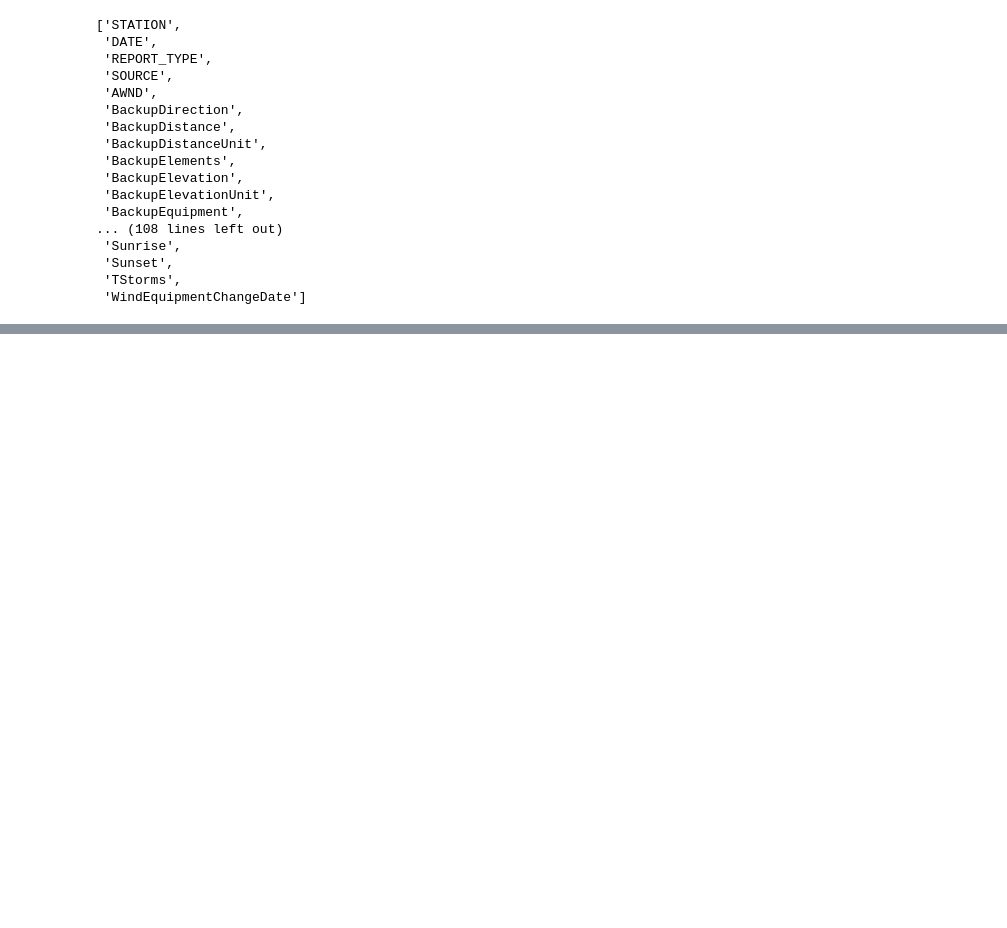
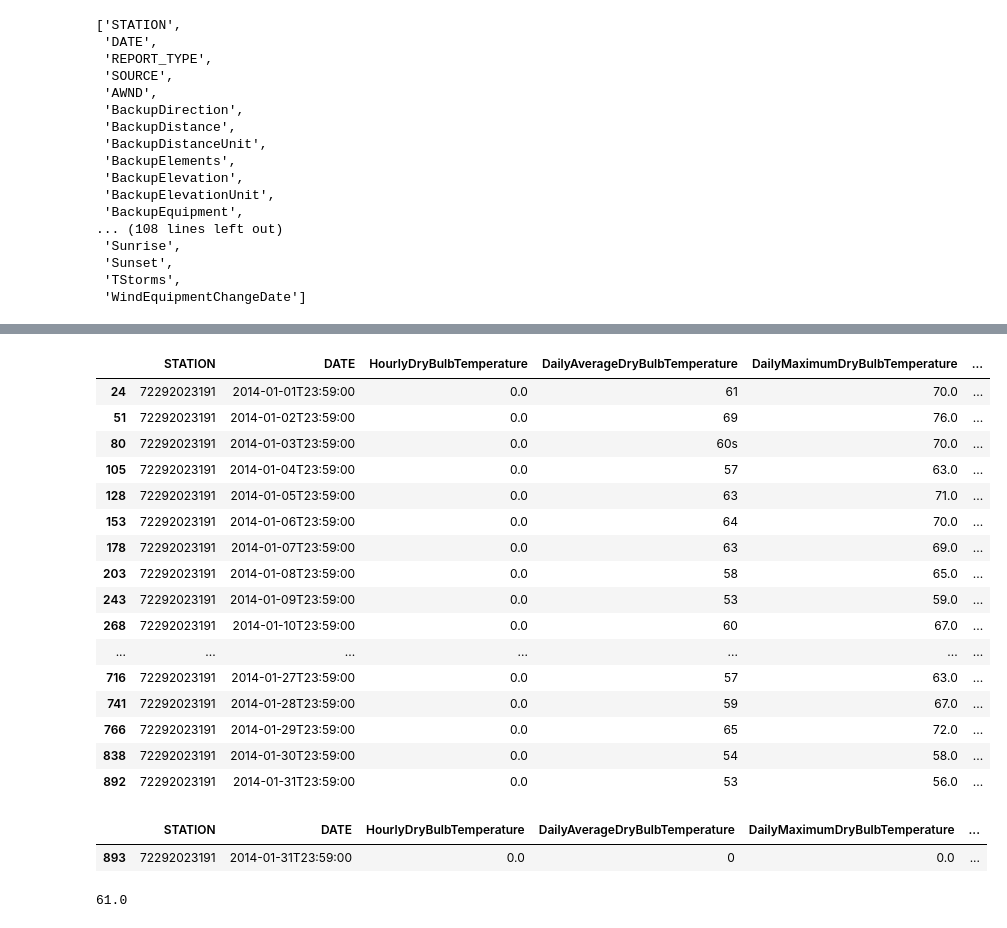
Before and after one commit to kylagelev/Homelessness-Weather, a Jupyter notebook: County_Weather/Data_Cleaning.ipynb, the cells around one changed output, grey strips where cells are left out. Drawn from its saved outputs; the diff is of its cells as text; code cells hidden in the pictures; blank space fills up the shorter version.

```diff
--- a/County_Weather/Data_Cleaning.ipynb
+++ b/County_Weather/Data_Cleaning.ipynb
@@ -65,0 +67,32 @@ ClarkDf2014
+# %%
+ClarkDf2014DailyAverage=ClarkDf2014.loc[ClarkDf2014['DailyAverageDryBulbTemperature']!=0,:]
+ClarkDf2014DailyAverage
+# %% [output]
+|  | STATION | DATE | HourlyDryBulbTemperature | DailyAverageDryBulbTemperature | DailyMaximumDryBulbTemperature | ... |
+| 24 | 72292023191 | 2014-01-01T23:59:00 | 0.0 | 61 | 70.0 | ... |
+| 51 | 72292023191 | 2014-01-02T23:59:00 | 0.0 | 69 | 76.0 | ... |
+| 80 | 72292023191 | 2014-01-03T23:59:00 | 0.0 | 60s | 70.0 | ... |
+| 105 | 72292023191 | 2014-01-04T23:59:00 | 0.0 | 57 | 63.0 | ... |
+| 128 | 72292023191 | 2014-01-05T23:59:00 | 0.0 | 63 | 71.0 | ... |
+| 153 | 72292023191 | 2014-01-06T23:59:00 | 0.0 | 64 | 70.0 | ... |
+| 178 | 72292023191 | 2014-01-07T23:59:00 | 0.0 | 63 | 69.0 | ... |
+| 203 | 72292023191 | 2014-01-08T23:59:00 | 0.0 | 58 | 65.0 | ... |
+| 243 | 72292023191 | 2014-01-09T23:59:00 | 0.0 | 53 | 59.0 | ... |
+| 268 | 72292023191 | 2014-01-10T23:59:00 | 0.0 | 60 | 67.0 | ... |
+| ... | ... | ... | ... | ... | ... | ... |
+| 716 | 72292023191 | 2014-01-27T23:59:00 | 0.0 | 57 | 63.0 | ... |
+| 741 | 72292023191 | 2014-01-28T23:59:00 | 0.0 | 59 | 67.0 | ... |
+| 766 | 72292023191 | 2014-01-29T23:59:00 | 0.0 | 65 | 72.0 | ... |
+| 838 | 72292023191 | 2014-01-30T23:59:00 | 0.0 | 54 | 58.0 | ... |
+| 892 | 72292023191 | 2014-01-31T23:59:00 | 0.0 | 53 | 56.0 | ... |
+# %%
+ClarkDf2014MonthlyAverage=ClarkDf2014.loc[ClarkDf2014['MonthlyMeanTemperature']!=0, :]
+ClarkDf2014MonthlyAverage
+# %% [output]
+|  | STATION | DATE | HourlyDryBulbTemperature | DailyAverageDryBulbTemperature | DailyMaximumDryBulbTemperature | ... |
+| 893 | 72292023191 | 2014-01-31T23:59:00 | 0.0 | 0 | 0.0 | ... |
+# %%
+ClarkDf2014MonthlyMedian=ClarkDf2014['HourlyDryBulbTemperature'].median()
+ClarkDf2014MonthlyMedian
+# %% [output]
+61.0
```
Also changed, not shown: parts of 2 cells of this notebook, 2 other files.
